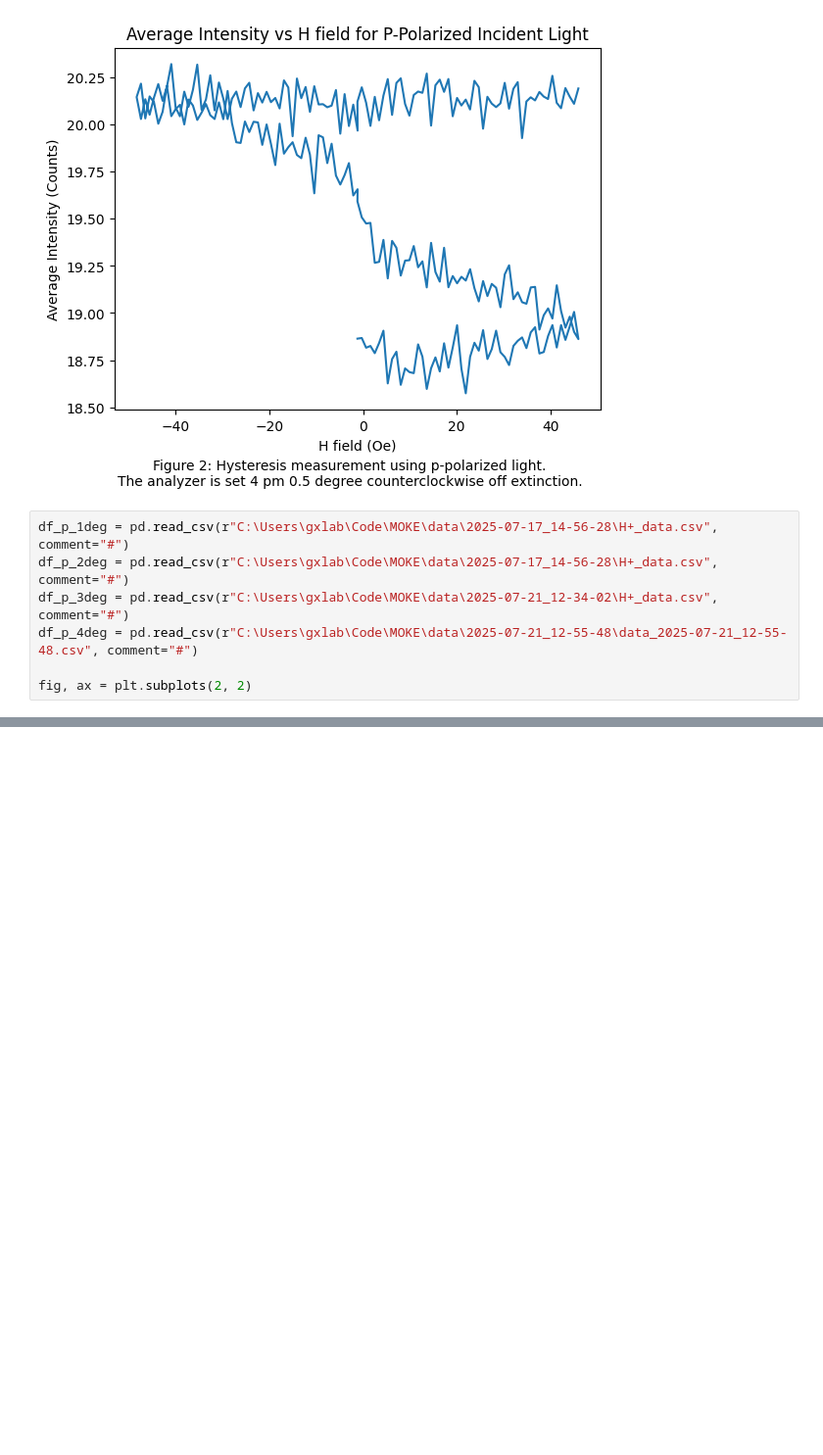
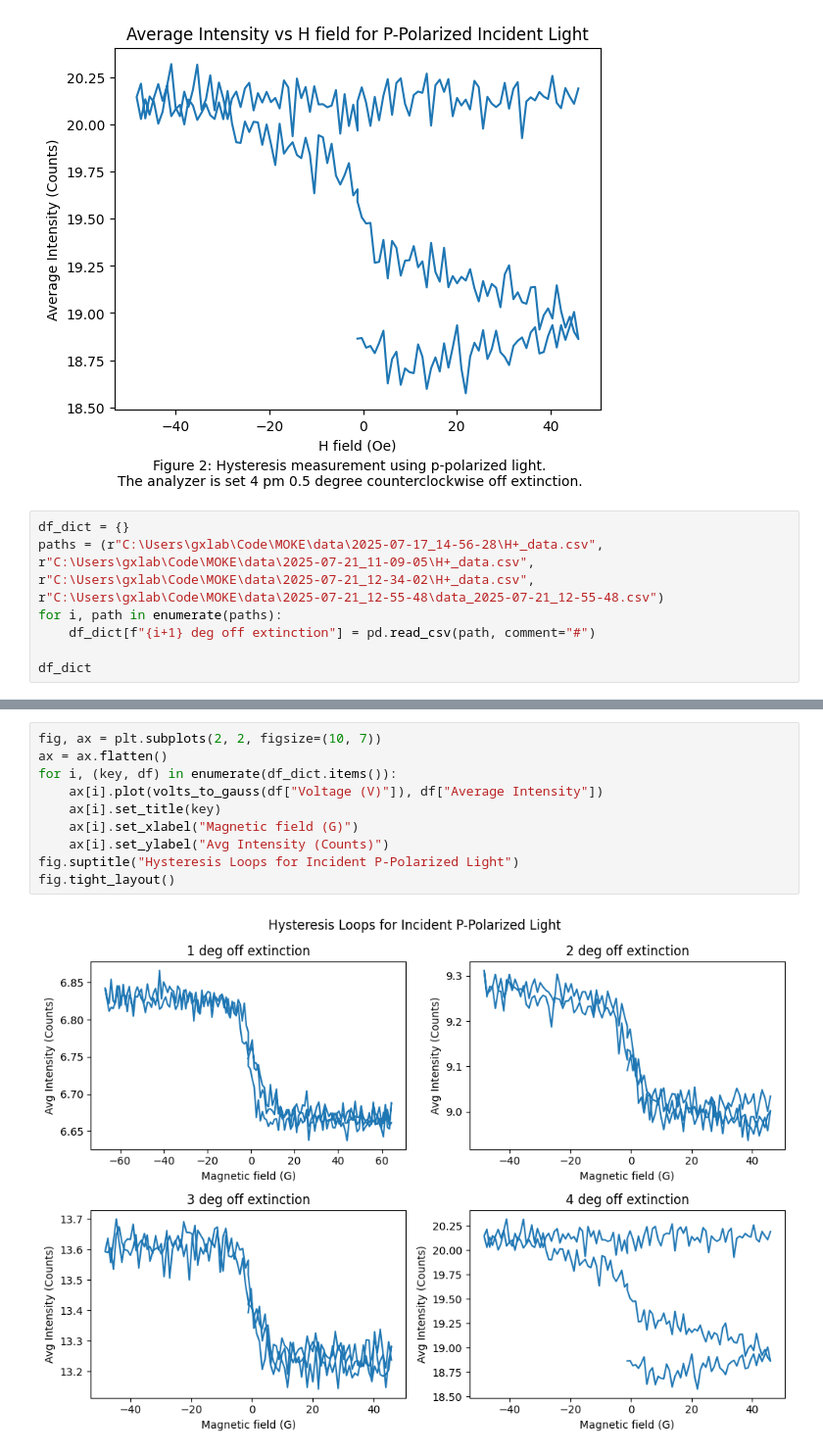
Before and after one commit to jasonwu224/MOKE, a Jupyter notebook: data_analysis.ipynb, the cells around one changed output, grey strips where cells are left out. Shown at 98% size. Saved outputs shown, nothing was run; the diff lists cells and outputs as text; blank space fills up the shorter version.

Commit message:
cleaned sample, otherwise just more data collection

```diff
--- a/data_analysis.ipynb
+++ b/data_analysis.ipynb
@@ -293,9 +294,9 @@ fig.text(0.5, -0.05, 'Figure 2: Hysteresis measurement using p-polarized light.\
 Text(0.5, -0.05, 'Figure 2: Hysteresis measurement using p-polarized light.\nThe analyzer is set 4 pm 0.5 degree counterclockwise off extinction.')
 [figure]
 # %%
-df_p_1deg = pd.read_csv(r"C:\Users\gxlab\Code\MOKE\data\2025-07-17_14-56-28\H+_data.csv", comment="#")
-df_p_2deg = pd.read_csv(r"C:\Users\gxlab\Code\MOKE\data\2025-07-17_14-56-28\H+_data.csv", comment="#")
-df_p_3deg = pd.read_csv(r"C:\Users\gxlab\Code\MOKE\data\2025-07-21_12-34-02\H+_data.csv", comment="#")
-df_p_4deg = pd.read_csv(r"C:\Users\gxlab\Code\MOKE\data\2025-07-21_12-55-48\data_2025-07-21_12-55-48.csv", comment="#")
+df_dict = {}
+paths = (r"C:\Users\gxlab\Code\MOKE\data\2025-07-17_14-56-28\H+_data.csv", r"C:\Users\gxlab\Code\MOKE\data\2025-07-21_11-09-05\H+_data.csv", r"C:\Users\gxlab\Code\MOKE\data\2025-07-21_12-34-02\H+_data.csv", r"C:\Users\gxlab\Code\MOKE\data\2025-07-21_12-55-48\data_2025-07-21_12-55-48.csv")
+for i, path in enumerate(paths):
+    df_dict[f"{i+1} deg off extinction"] = pd.read_csv(path, comment="#")
 
-fig, ax = plt.subplots(2, 2)
+df_dict
@@ -301,0 +321,12 @@ fig, ax = plt.subplots(2, 2)
+# %%
+fig, ax = plt.subplots(2, 2, figsize=(10, 7))
+ax = ax.flatten()
+for i, (key, df) in enumerate(df_dict.items()):
+    ax[i].plot(volts_to_gauss(df["Voltage (V)"]), df["Average Intensity"])
+    ax[i].set_title(key)
+    ax[i].set_xlabel("Magnetic field (G)")
+    ax[i].set_ylabel("Avg Intensity (Counts)")
+fig.suptitle("Hysteresis Loops for Incident P-Polarized Light")
+fig.tight_layout()
+# %% [output]
+[figure, added]
```
Also changed, not shown: parts of 5 cells of this notebook, 17 other files.
